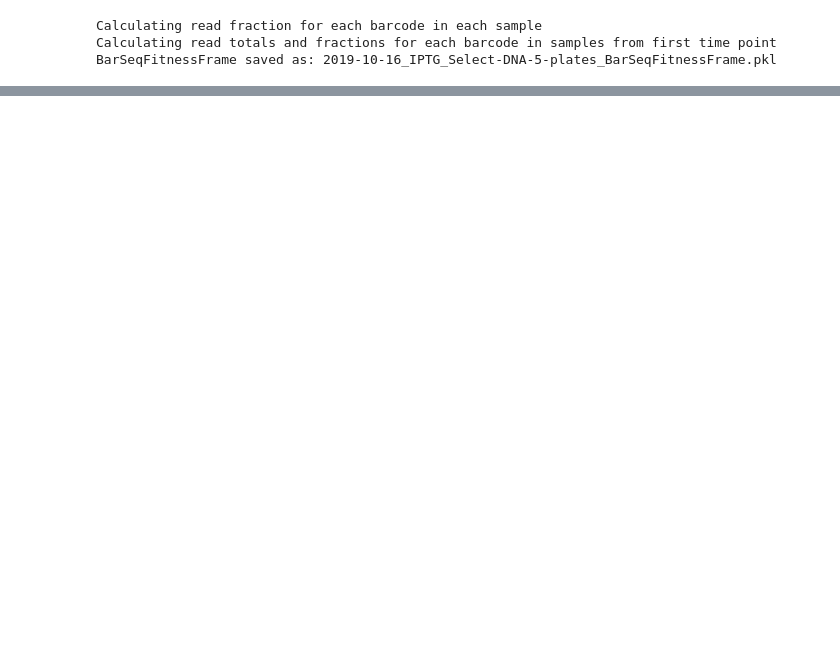
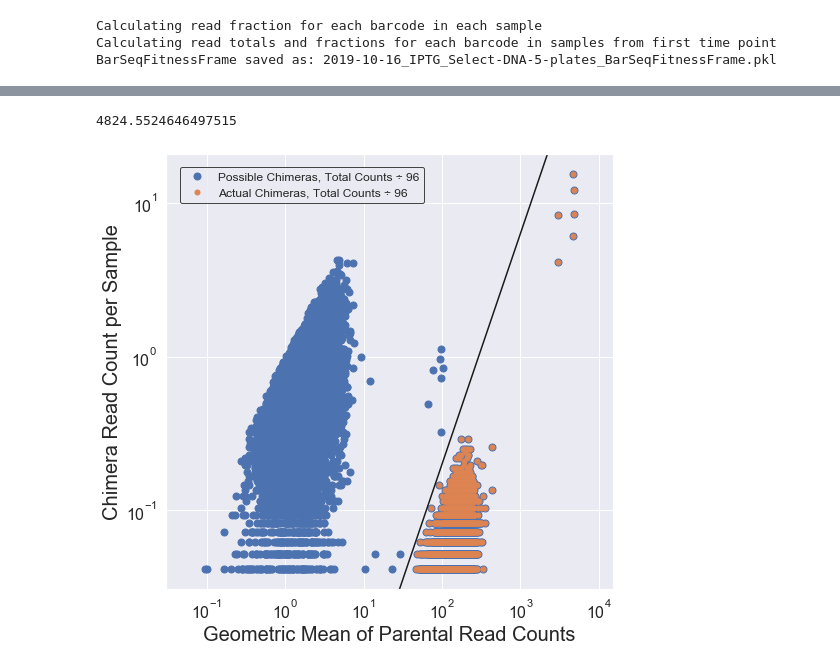
Before and after one commit to djross22/gsf_ims_fitness, a Jupyter notebook: BarSeq summary plots.4.ipynb, the cells around one changed output, grey strips where cells are left out. Drawn from its saved outputs; the diff is of its cells as text; code cells hidden in the pictures; blank space fills up the shorter version.

```diff
--- a/BarSeq summary plots.4.ipynb
+++ b/BarSeq summary plots.4.ipynb
@@ -87,0 +104,7 @@ barcode_frame.plot_read_fractions(num_to_plot=5)
+# %%
+barcode_frame.barcode_frame["parent_geo_mean"].max()/96
+# %% [output]
+4824.5524646497515
+# %%
+def chimera_cut_line(x):
+    return 0.0002 * x ** 1.5
@@ -88,3 +113,7 @@ barcode_frame.plot_read_fractions(num_to_plot=5)
+# %%
+barcode_frame.plot_chimera_plot(chimera_cut_line=chimera_cut_line)
+# %% [output]
+[figure, added]
 # %%
 barcode_frame.plot_stdev()
 # %% [output]
```
Also changed, not shown: parts of 13 cells of this notebook.
